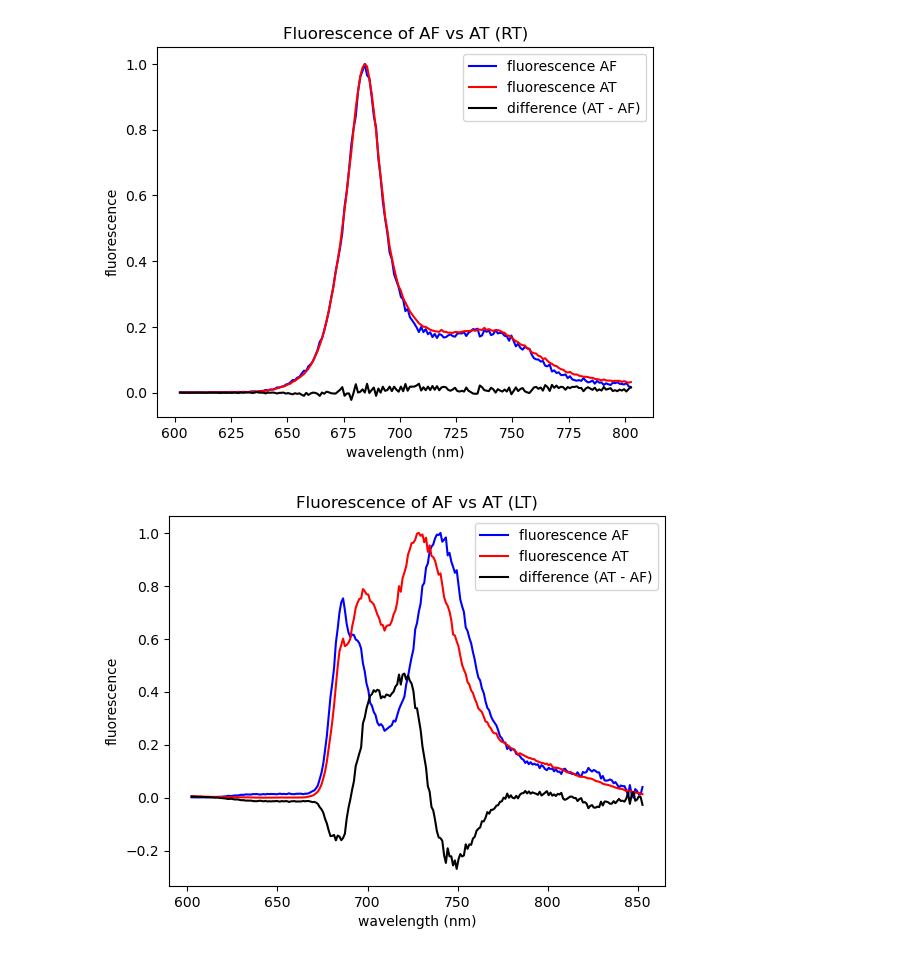
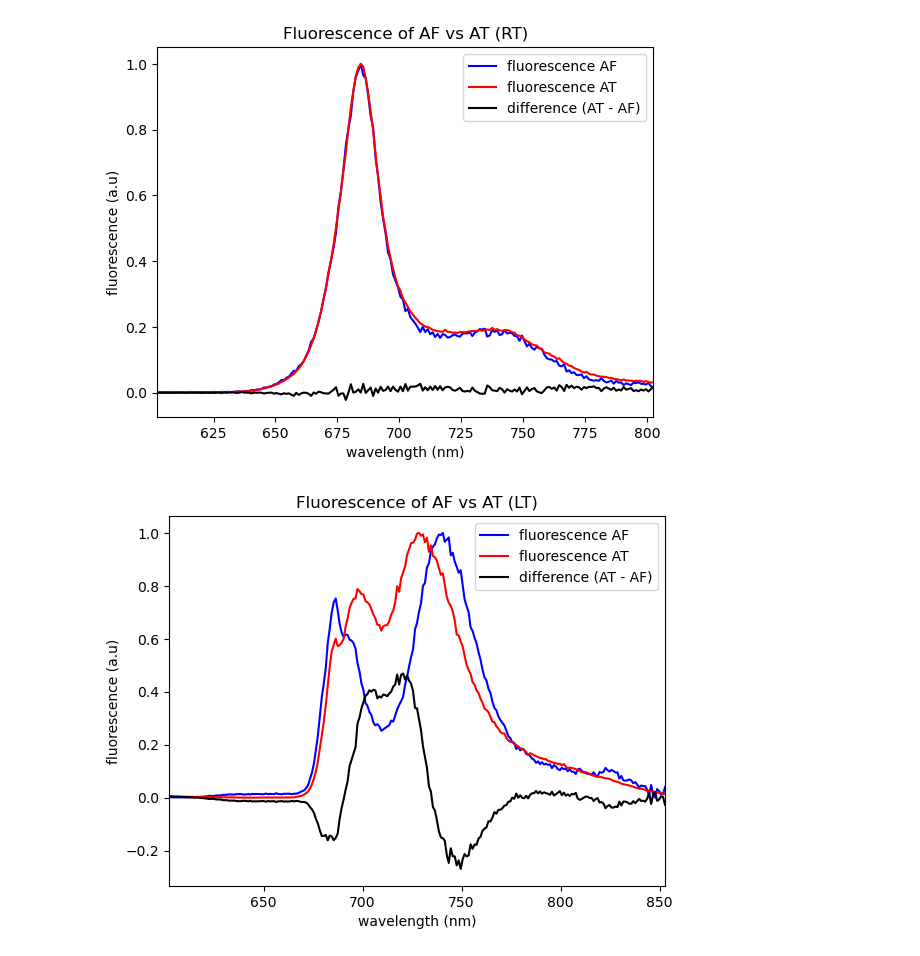
Before and after one commit to KoenDikken/2025-Projects-Team-25-Harvesting-far-red-photons-for-photosynthesis, a Jupyter notebook: Data Analysis/Plots Koen/THplots.ipynb, the cells around one changed output. Saved outputs shown, nothing was run; the diff lists cells and outputs as text; code cells hidden in the pictures.

```diff
--- a/Data Analysis/Plots Koen/THplots.ipynb
+++ b/Data Analysis/Plots Koen/THplots.ipynb
@@ -315,30 +427,32 @@ plt.plot(wv_flRTlist, flAFRTnorm, 'b-')
 plt.plot(wv_flRTlist, fluorescenceATRTlist, 'r-')
 plt.plot(wv_flRTlist, diffAT_AF_fllist, 'k-')
 plt.xlabel('wavelength (nm)')
-plt.ylabel('fluorescence')
+plt.ylabel('fluorescence (a.u)')
+plt.xlim(602.3083, 802.6123)
 plt.title('Fluorescence of AF vs AT (RT)')
 plt.legend(['fluorescence AF', 'fluorescence AT', 'difference (AT - AF)'])
 plt.savefig('fluorescenceRT AFvAT')
 # %% [output]
-[figure, old version]
+[figure, new version]
 # %%
 # plotting fourth graph
 
 # calculating difference between AT and AF
 diffLT_AT_AF_fllist = fluorescenceATLTlist - flAFLTnorm
 
 # fluorescence of AF vs AT (LT, including difference)
 plt.figure(4)
 plt.plot(wv_flLTlist, flAFLTnorm, 'b-')
 plt.plot(wv_flLTlist, fluorescenceATLTlist, 'r-')
 plt.plot(wv_flLTlist, diffLT_AT_AF_fllist, 'k-')
 plt.xlabel('wavelength (nm)')
-plt.ylabel('fluorescence')
+plt.ylabel('fluorescence (a.u)')
+plt.xlim(602.3083, 852.6883)
 plt.title('Fluorescence of AF vs AT (LT)')
 plt.legend(['fluorescence AF', 'fluorescence AT', 'difference (AT - AF)'])
 plt.savefig('fluorescenceLT AFvAT')
 # %% [output]
-[figure, old version]
+[figure, new version]
 # %%
 # plotting fifth graph
 
```
Also changed, not shown: parts of 14 cells of this notebook, 5 other files.
